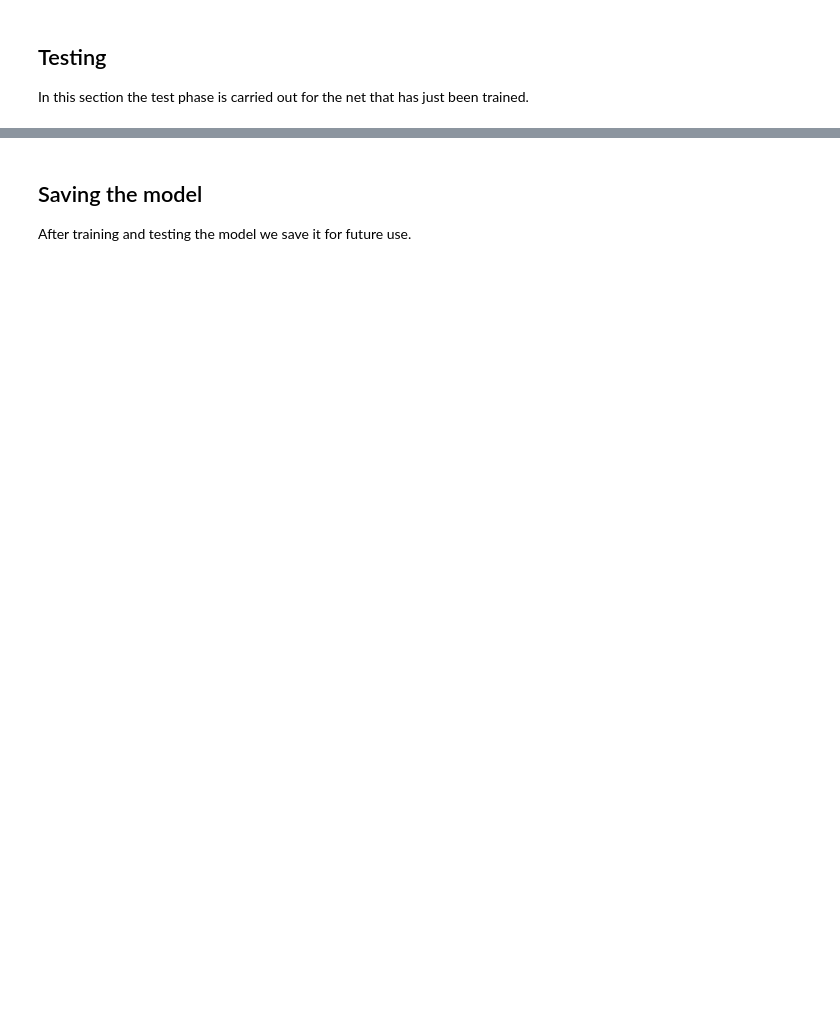
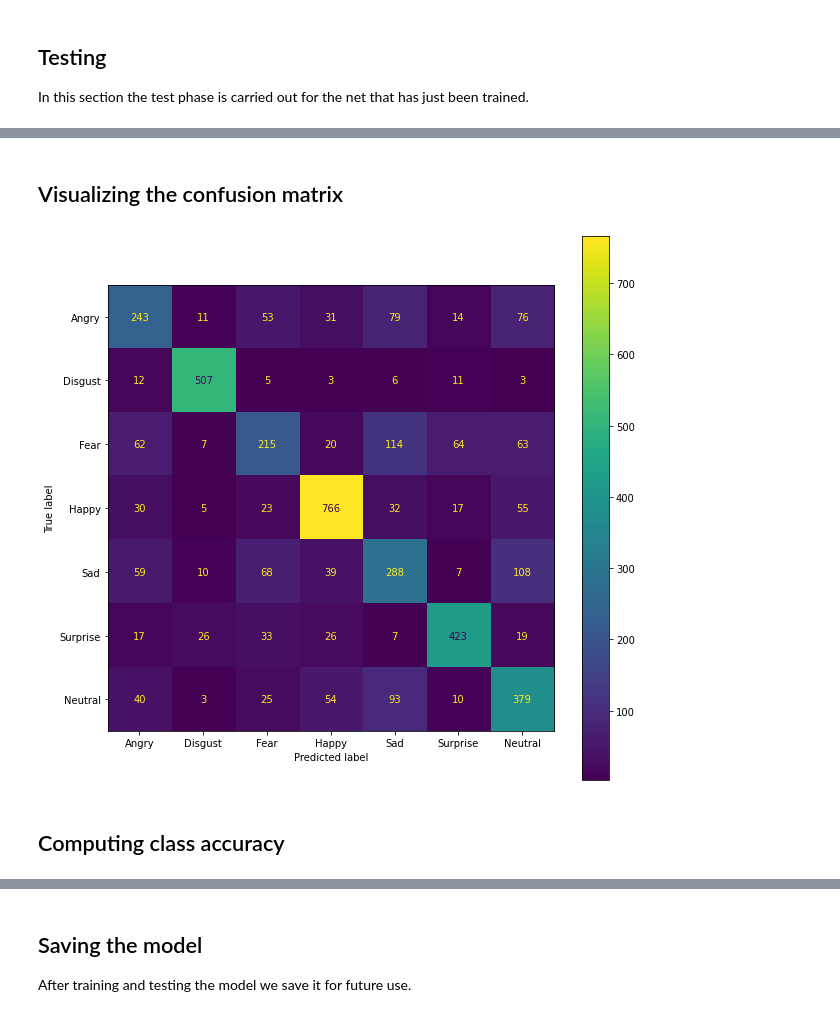
Before and after one commit to matteo-bertini/Facial-Expression-Recognition, a Jupyter notebook: Five_Layers_CNN.ipynb, the cells around one changed output, grey strips where cells are left out. Drawn from its saved outputs; the diff is of its cells as text; code cells hidden in the pictures; blank space fills up the shorter version.

```diff
--- a/Five_Layers_CNN.ipynb
+++ b/Five_Layers_CNN.ipynb
@@ -442,0 +489,19 @@ Test Loss : 2.186869 , Test Accuracy : 0.659000
+# %% [markdown]
+## Visualizing the confusion matrix
+# %%
+# computing the predictions on the test set
+y_pred=model.predict(X_test,verbose=0)
+
+# creating the confusion matrix and the confusion matrix display
+cm = confusion_matrix( y_test.argmax(axis=1), y_pred.argmax(axis=1))
+cm_display = ConfusionMatrixDisplay(cm,display_labels=["Angry","Disgust","Fear","Happy","Sad","Surprise","Neutral"])
+
+# creating the figure and axes
+fig, ax = plt.subplots(figsize=(10,10))
+
+# plotting the confusion matrix
+cm_display = cm_display.plot(ax=ax)
+# %% [output]
+[figure, added]
+# %% [markdown]
+## Computing class accuracy
```
Also changed, not shown: parts of 27 cells of this notebook.
